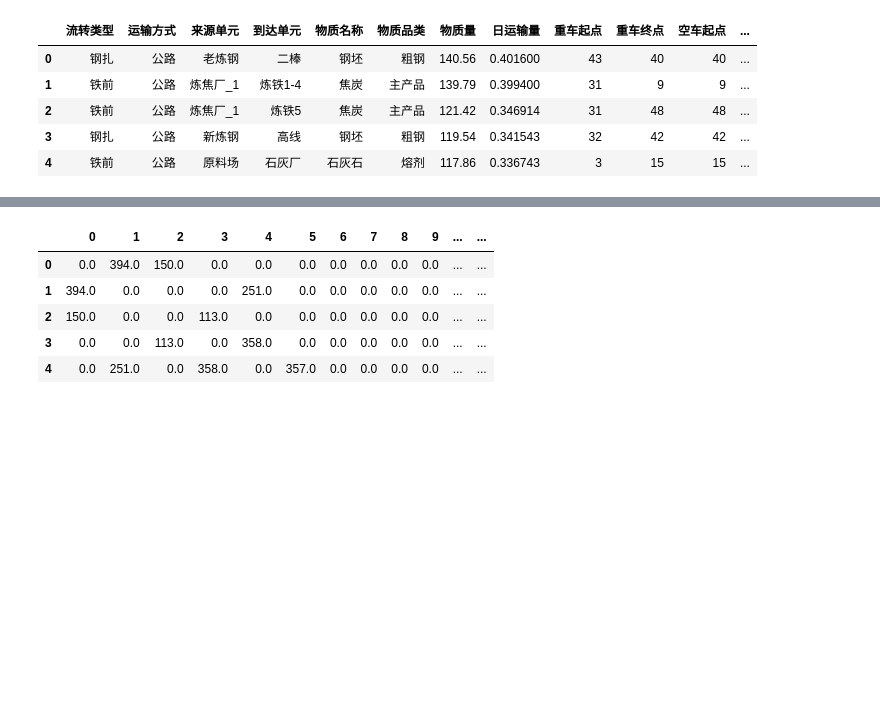
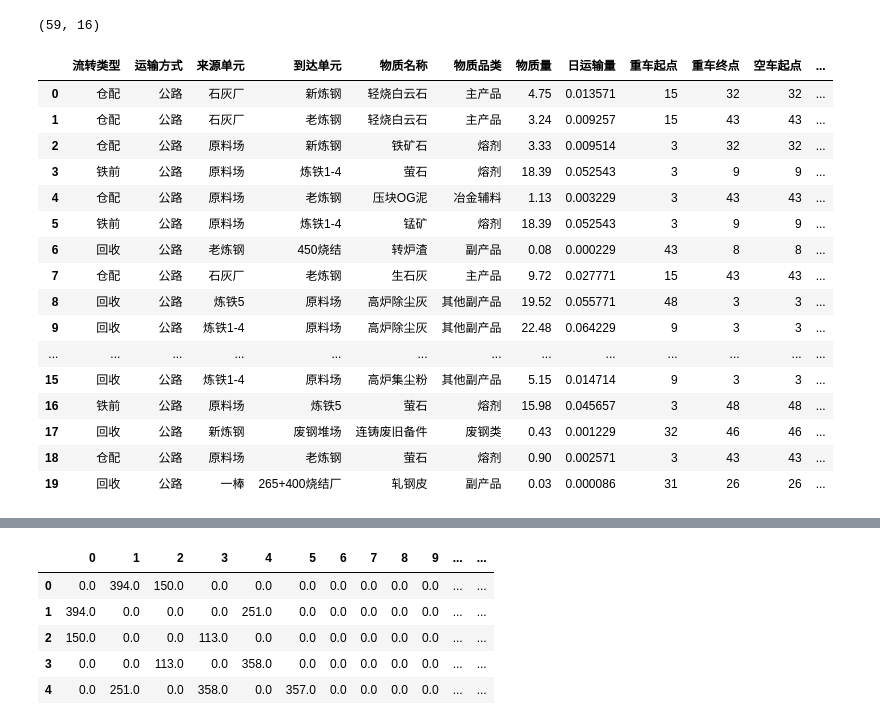
Before and after one commit to TSLNIHAOGIT/gene, a Jupyter notebook: model.ipynb, the cells around one changed output, grey strips where cells are left out. Drawn from its saved outputs; the diff is of its cells as text; code cells hidden in the pictures; blank space fills up the shorter version.

```diff
--- a/model.ipynb
+++ b/model.ipynb
@@ -13,0 +14,13 @@ kind_sheet=pd.read_csv('龙钢运输量表_final.csv')
+# %%
+kind_sheet=pd.read_excel('龙钢运输量表_final-修改(1).xlsx')
+# %%
+#车辆折算系数 所有大于14t(按照什么算，实载，最大？？)的车都是3.0; 小于14t的  按照2.0计算
+def p(row):
+    if row['运输车辆的最大装载量']>=14:
+        return 3
+    else:
+        return 2
+
+
+
+kind_sheet['车辆折算系数']=kind_sheet.apply(lambda row:p(row),axis=1)
@@ -14,9 +29,24 @@ kind_sheet=pd.read_csv('龙钢运输量表_final.csv')
+# %%
+kind_sheet.shape
+# %% [output]
+(59, 16)
 # %%
-kind_sheet.head()
+kind_sheet.head(20)
 # %% [output]
 |  | 流转类型 | 运输方式 | 来源单元 | 到达单元 | 物质名称 | 物质品类 | 物质量 | 日运输量 | 重车起点 | 重车终点 | 空车起点 | ... |
-| 0 | 钢扎 | 公路 | 老炼钢 | 二棒 | 钢坯 | 粗钢 | 140.56 | 0.401600 | 43 | 40 | 40 | ... |
-| 1 | 铁前 | 公路 | 炼焦厂_1 | 炼铁1-4 | 焦炭 | 主产品 | 139.79 | 0.399400 | 31 | 9 | 9 | ... |
-| 2 | 铁前 | 公路 | 炼焦厂_1 | 炼铁5 | 焦炭 | 主产品 | 121.42 | 0.346914 | 31 | 48 | 48 | ... |
-| 3 | 钢扎 | 公路 | 新炼钢 | 高线 | 钢坯 | 粗钢 | 119.54 | 0.341543 | 32 | 42 | 42 | ... |
-| 4 | 铁前 | 公路 | 原料场 | 石灰厂 | 石灰石 | 熔剂 | 117.86 | 0.336743 | 3 | 15 | 15 | ... |
+| 0 | 仓配 | 公路 | 石灰厂 | 新炼钢 | 轻烧白云石 | 主产品 | 4.75 | 0.013571 | 15 | 32 | 32 | ... |
+| 1 | 仓配 | 公路 | 石灰厂 | 老炼钢 | 轻烧白云石 | 主产品 | 3.24 | 0.009257 | 15 | 43 | 43 | ... |
+| 2 | 仓配 | 公路 | 原料场 | 新炼钢 | 铁矿石 | 熔剂 | 3.33 | 0.009514 | 3 | 32 | 32 | ... |
+| 3 | 铁前 | 公路 | 原料场 | 炼铁1-4 | 萤石 | 熔剂 | 18.39 | 0.052543 | 3 | 9 | 9 | ... |
+| 4 | 仓配 | 公路 | 原料场 | 老炼钢 | 压块OG泥 | 冶金辅料 | 1.13 | 0.003229 | 3 | 43 | 43 | ... |
+| 5 | 铁前 | 公路 | 原料场 | 炼铁1-4 | 锰矿 | 熔剂 | 18.39 | 0.052543 | 3 | 9 | 9 | ... |
+| 6 | 回收 | 公路 | 老炼钢 | 450烧结 | 转炉渣 | 副产品 | 0.08 | 0.000229 | 43 | 8 | 8 | ... |
+| 7 | 仓配 | 公路 | 石灰厂 | 老炼钢 | 生石灰 | 主产品 | 9.72 | 0.027771 | 15 | 43 | 43 | ... |
+| 8 | 回收 | 公路 | 炼铁5 | 原料场 | 高炉除尘灰 | 其他副产品 | 19.52 | 0.055771 | 48 | 3 | 3 | ... |
+| 9 | 回收 | 公路 | 炼铁1-4 | 原料场 | 高炉除尘灰 | 其他副产品 | 22.48 | 0.064229 | 9 | 3 | 3 | ... |
+| ... | ... | ... | ... | ... | ... | ... | ... | ... | ... | ... | ... | ... |
+| 15 | 回收 | 公路 | 炼铁1-4 | 原料场 | 高炉集尘粉 | 其他副产品 | 5.15 | 0.014714 | 9 | 3 | 3 | ... |
+| 16 | 铁前 | 公路 | 原料场 | 炼铁5 | 萤石 | 熔剂 | 15.98 | 0.045657 | 3 | 48 | 48 | ... |
+| 17 | 回收 | 公路 | 新炼钢 | 废钢堆场 | 连铸废旧备件 | 废钢类 | 0.43 | 0.001229 | 32 | 46 | 46 | ... |
+| 18 | 仓配 | 公路 | 原料场 | 老炼钢 | 萤石 | 熔剂 | 0.90 | 0.002571 | 3 | 43 | 43 | ... |
+| 19 | 回收 | 公路 | 一棒 | 265+400烧结厂 | 轧钢皮 | 副产品 | 0.03 | 0.000086 | 31 | 26 | 26 | ... |
```
Also changed, not shown: parts of 89 cells of this notebook, 9 other files.
